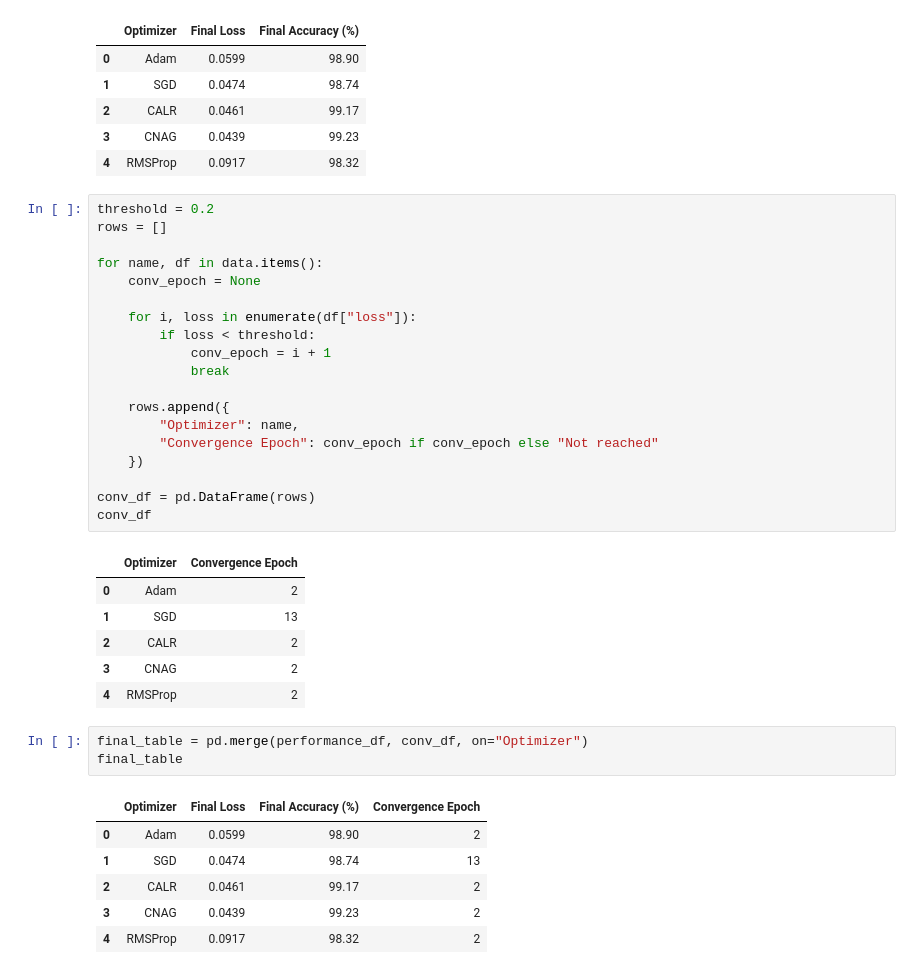
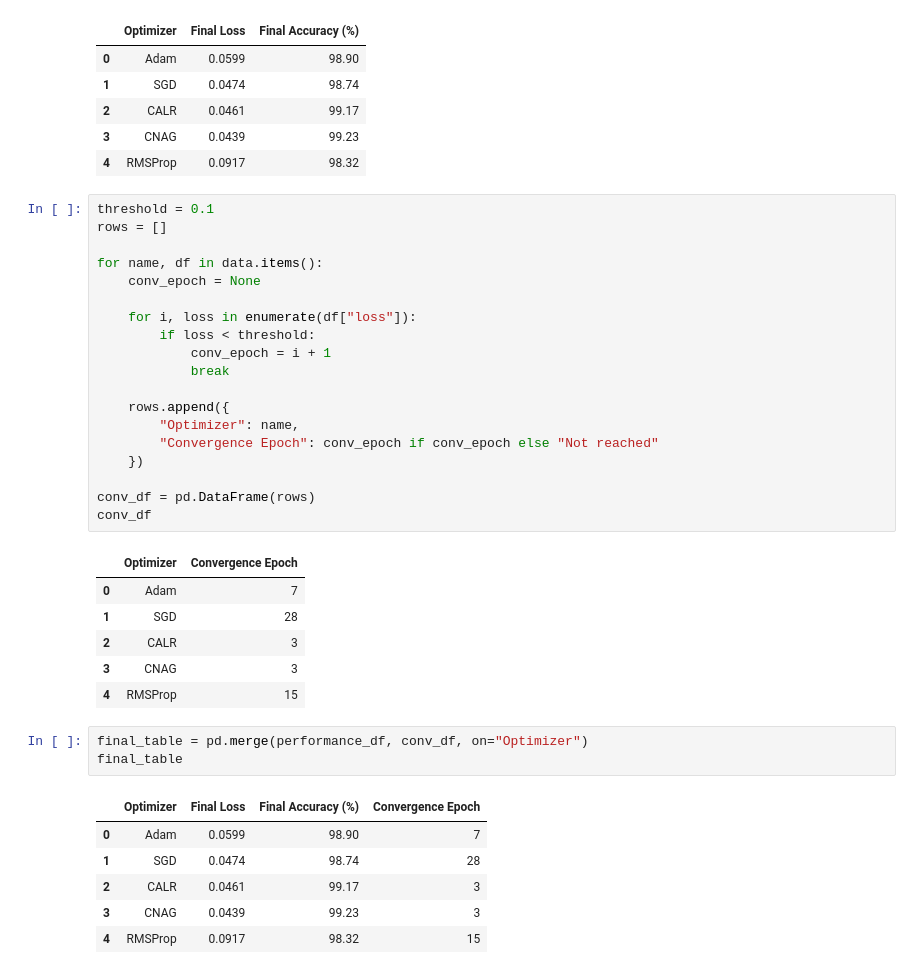
Before and after one commit to VishnuVardhanKasireddy/curvature-optimizer, a Jupyter notebook: notebooks/visualisation_mnist.ipynb, the cells around one changed output. Cells and saved outputs as stored; diff of their text form.

```diff
--- a/notebooks/visualisation_mnist.ipynb
+++ b/notebooks/visualisation_mnist.ipynb
@@ -184,38 +184,38 @@ performance_df
 | 3 | CNAG | 0.0439 | 99.23 |
 | 4 | RMSProp | 0.0917 | 98.32 |
 # %%
-threshold = 0.2
+threshold = 0.1
 rows = []
 
 for name, df in data.items():
     conv_epoch = None
 
     for i, loss in enumerate(df["loss"]):
         if loss < threshold:
             conv_epoch = i + 1
             break
 
     rows.append({
         "Optimizer": name,
         "Convergence Epoch": conv_epoch if conv_epoch else "Not reached"
     })
 
 conv_df = pd.DataFrame(rows)
 conv_df
 # %% [output]
 |  | Optimizer | Convergence Epoch |
-| 0 | Adam | 2 |
-| 1 | SGD | 13 |
-| 2 | CALR | 2 |
-| 3 | CNAG | 2 |
-| 4 | RMSProp | 2 |
+| 0 | Adam | 7 |
+| 1 | SGD | 28 |
+| 2 | CALR | 3 |
+| 3 | CNAG | 3 |
+| 4 | RMSProp | 15 |
 # %%
 final_table = pd.merge(performance_df, conv_df, on="Optimizer")
 final_table
 # %% [output]
 |  | Optimizer | Final Loss | Final Accuracy (%) | Convergence Epoch |
-| 0 | Adam | 0.0599 | 98.90 | 2 |
-| 1 | SGD | 0.0474 | 98.74 | 13 |
-| 2 | CALR | 0.0461 | 99.17 | 2 |
-| 3 | CNAG | 0.0439 | 99.23 | 2 |
-| 4 | RMSProp | 0.0917 | 98.32 | 2 |
+| 0 | Adam | 0.0599 | 98.90 | 7 |
+| 1 | SGD | 0.0474 | 98.74 | 28 |
+| 2 | CALR | 0.0461 | 99.17 | 3 |
+| 3 | CNAG | 0.0439 | 99.23 | 3 |
+| 4 | RMSProp | 0.0917 | 98.32 | 15 |
```
Also changed, not shown: 4 other files.
